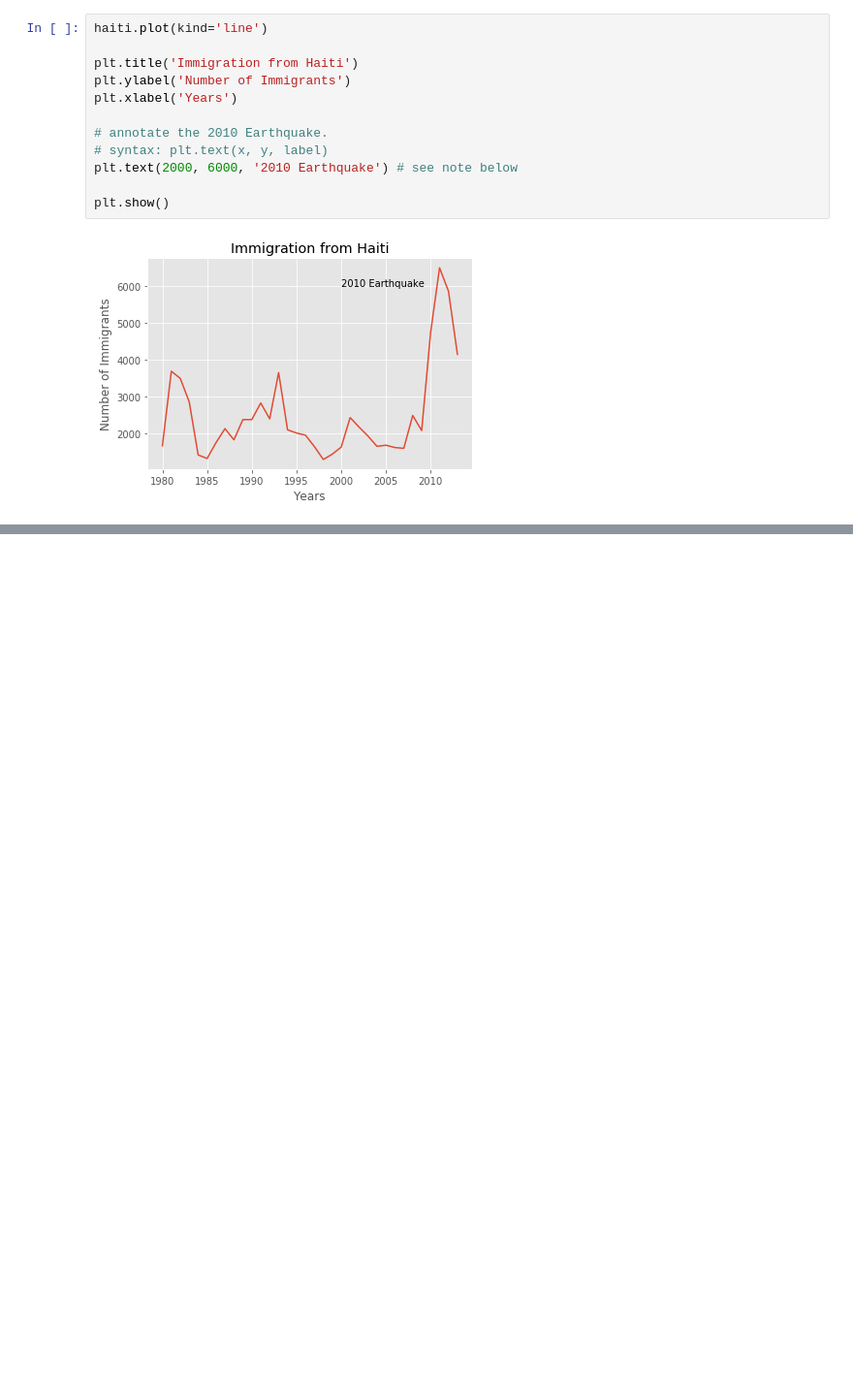
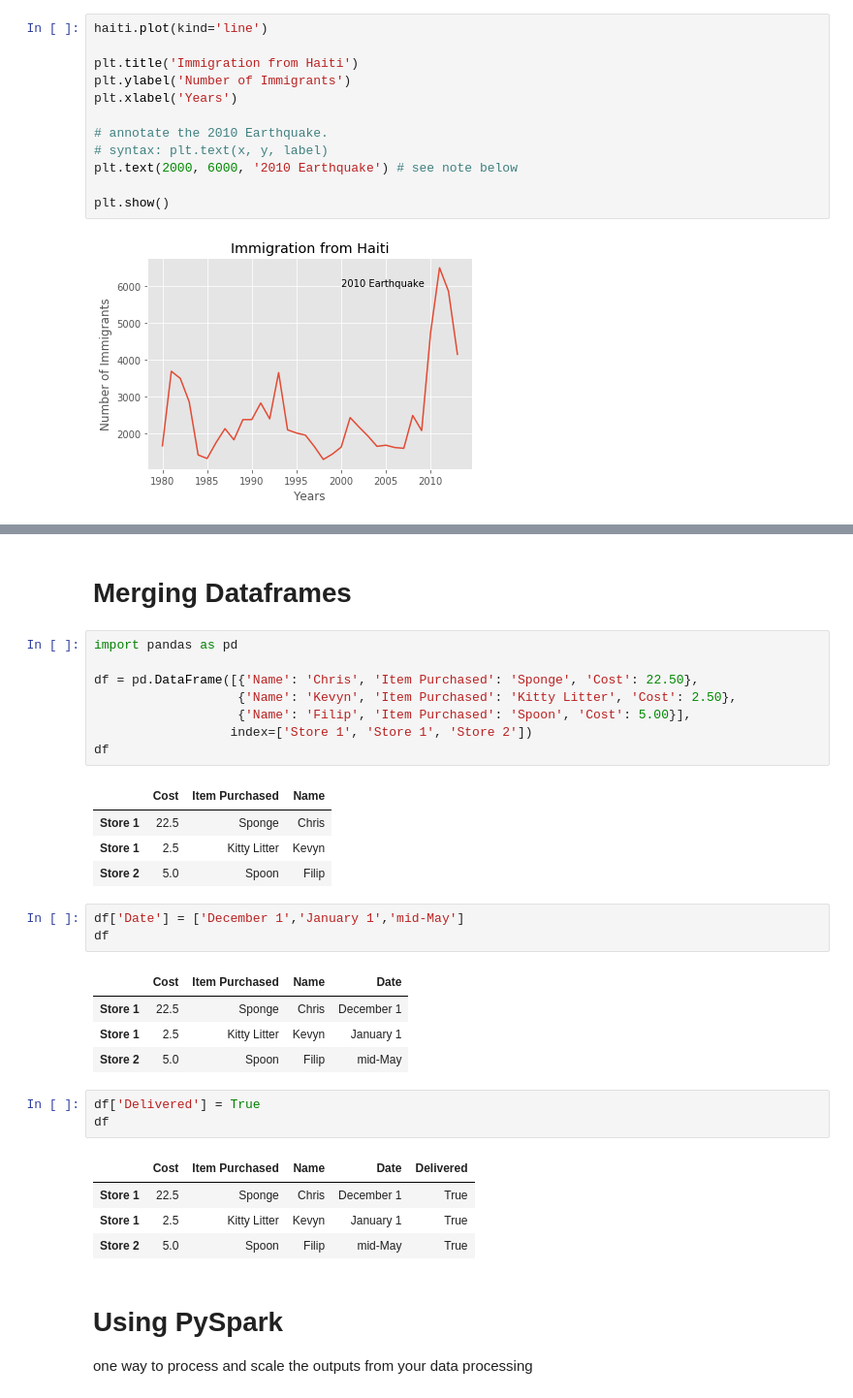
Before and after one commit to Taciones/Data_Analysis_with_Python, a Jupyter notebook: Data_Analisys.ipynb, the cells around one changed output, grey strips where cells are left out. Shown: that part at 97% size. Cells and saved outputs as stored; diff of their text form; blank space fills up the shorter version.

```diff
--- a/Data_Analisys.ipynb
+++ b/Data_Analisys.ipynb
@@ -1192,0 +1494,35 @@ plt.show()
+# %% [markdown]
+# Merging Dataframes
+# %%
+import pandas as pd
+
+df = pd.DataFrame([{'Name': 'Chris', 'Item Purchased': 'Sponge', 'Cost': 22.50},
+                   {'Name': 'Kevyn', 'Item Purchased': 'Kitty Litter', 'Cost': 2.50},
+                   {'Name': 'Filip', 'Item Purchased': 'Spoon', 'Cost': 5.00}],
+                  index=['Store 1', 'Store 1', 'Store 2'])
+df
+# %% [output]
+|  | Cost | Item Purchased | Name |
+| Store 1 | 22.5 | Sponge | Chris |
+| Store 1 | 2.5 | Kitty Litter | Kevyn |
+| Store 2 | 5.0 | Spoon | Filip |
+# %%
+df['Date'] = ['December 1','January 1','mid-May']
+df
+# %% [output]
+|  | Cost | Item Purchased | Name | Date |
+| Store 1 | 22.5 | Sponge | Chris | December 1 |
+| Store 1 | 2.5 | Kitty Litter | Kevyn | January 1 |
+| Store 2 | 5.0 | Spoon | Filip | mid-May |
+# %%
+df['Delivered'] = True
+df
+# %% [output]
+|  | Cost | Item Purchased | Name | Date | Delivered |
+| Store 1 | 22.5 | Sponge | Chris | December 1 | True |
+| Store 1 | 2.5 | Kitty Litter | Kevyn | January 1 | True |
+| Store 2 | 5.0 | Spoon | Filip | mid-May | True |
+# %% [markdown]
+# Using PySpark
+
+one way to process and scale the outputs from your data processing
```
Also changed, not shown: parts of 44 cells of this notebook, 17 other files.
